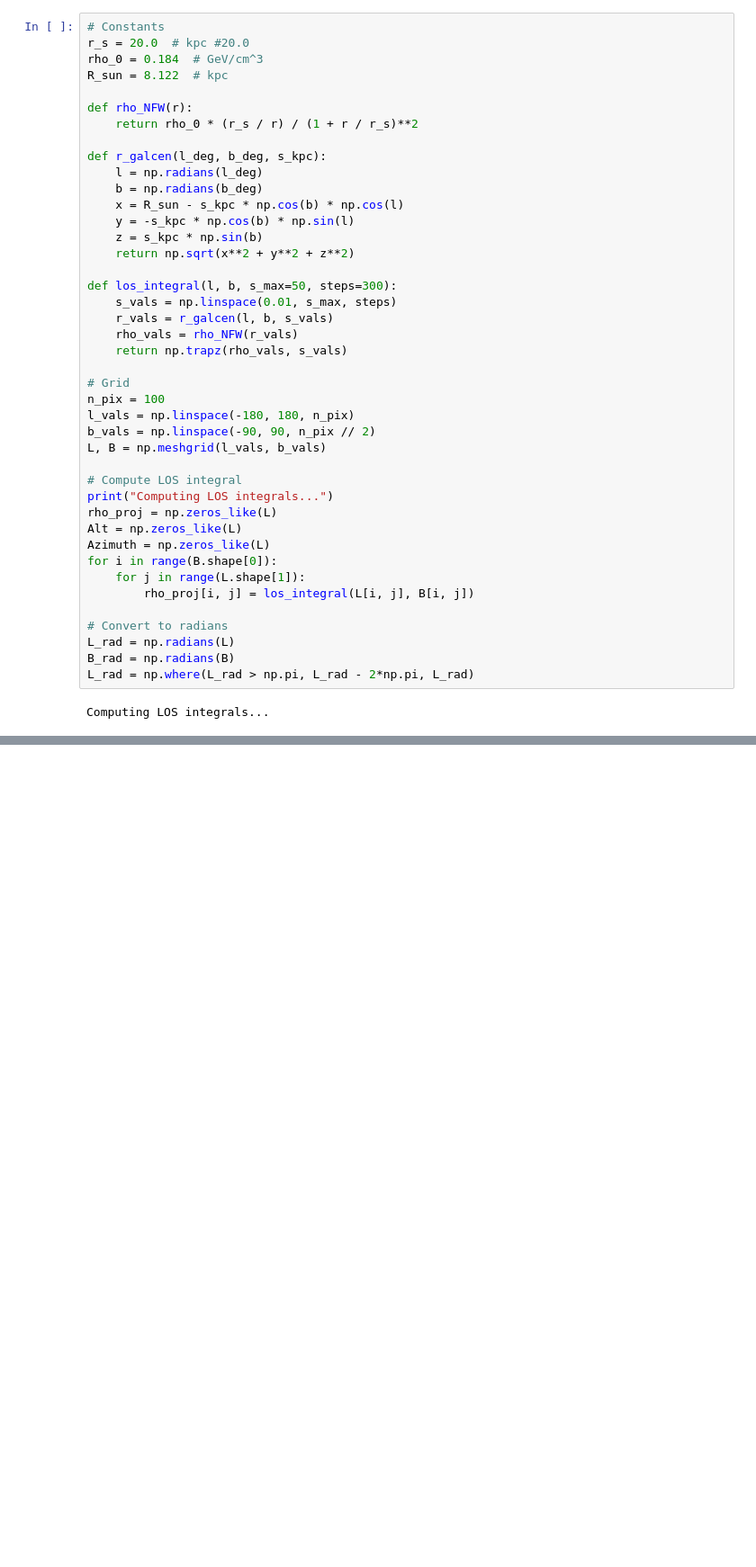
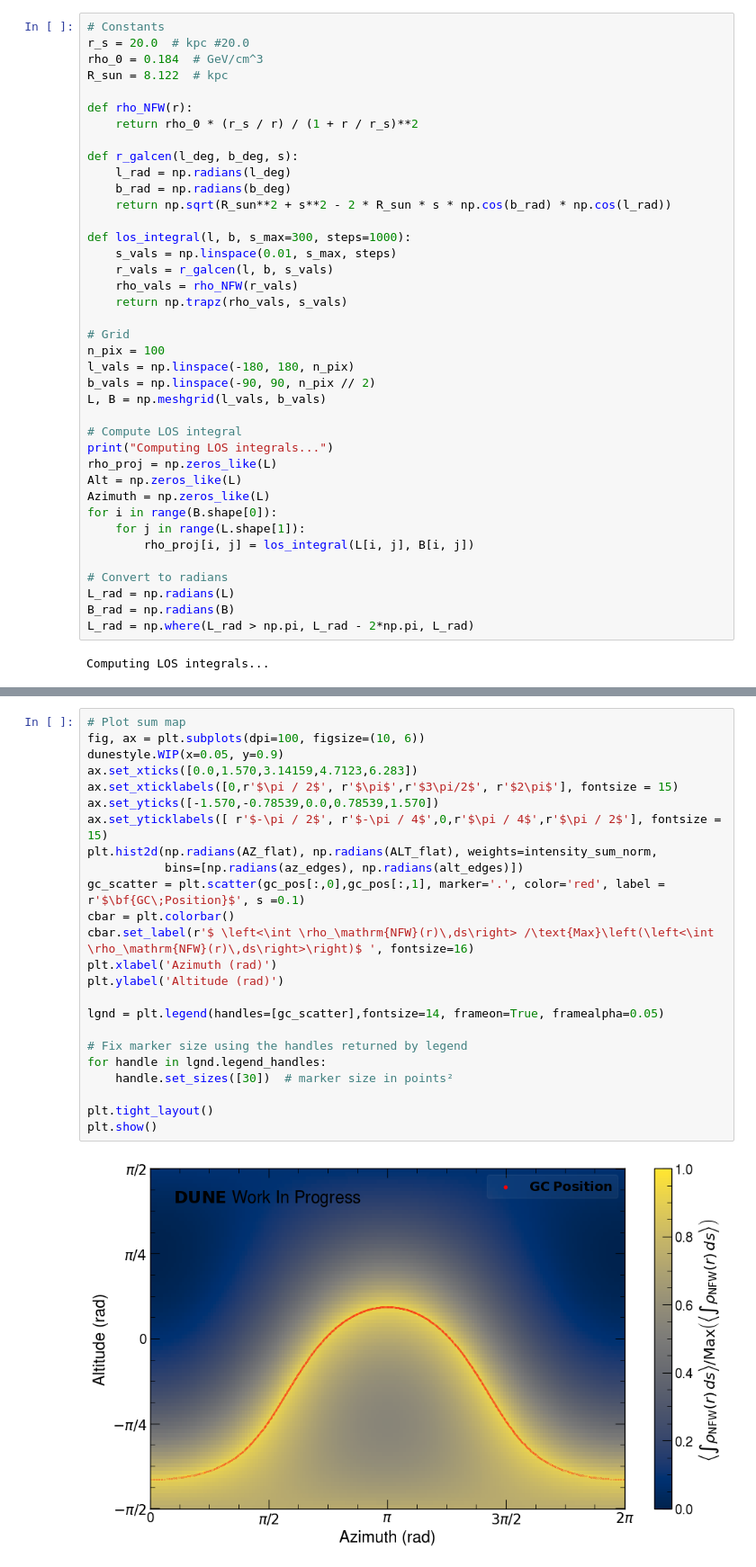
Before and after one commit to lperes-ufrj/AxionAnalysis, a Jupyter notebook: GalaxyCenterSim/GCDirection_Study.ipynb, the cells around one changed output, grey strips where cells are left out. Shown at 90% size. Cells and saved outputs as stored; diff of their text form; blank space fills up the shorter version.

```diff
--- a/GalaxyCenterSim/GCDirection_Study.ipynb
+++ b/GalaxyCenterSim/GCDirection_Study.ipynb
@@ -17,15 +18,12 @@ R_sun = 8.122  # kpc
 def rho_NFW(r):
     return rho_0 * (r_s / r) / (1 + r / r_s)**2
 
-def r_galcen(l_deg, b_deg, s_kpc):
-    l = np.radians(l_deg)
-    b = np.radians(b_deg)
-    x = R_sun - s_kpc * np.cos(b) * np.cos(l)
-    y = -s_kpc * np.cos(b) * np.sin(l)
-    z = s_kpc * np.sin(b)
-    return np.sqrt(x**2 + y**2 + z**2)
+def r_galcen(l_deg, b_deg, s):
+    l_rad = np.radians(l_deg)
+    b_rad = np.radians(b_deg)
+    return np.sqrt(R_sun**2 + s**2 - 2 * R_sun * s * np.cos(b_rad) * np.cos(l_rad))
 
-def los_integral(l, b, s_max=50, steps=300):
+def los_integral(l, b, s_max=300, steps=1000):
     s_vals = np.linspace(0.01, s_max, steps)
     r_vals = r_galcen(l, b, s_vals)
     rho_vals = rho_NFW(r_vals)
@@ -74,0 +136,26 @@ plt.show()
+# %%
+# Plot sum map
+fig, ax = plt.subplots(dpi=100, figsize=(10, 6))
+dunestyle.WIP(x=0.05, y=0.9)
+ax.set_xticks([0.0,1.570,3.14159,4.7123,6.283])
+ax.set_xticklabels([0,r'$\pi / 2$', r'$\pi$',r'$3\pi/2$', r'$2\pi$'], fontsize = 15)
+ax.set_yticks([-1.570,-0.78539,0.0,0.78539,1.570])
+ax.set_yticklabels([ r'$-\pi / 2$', r'$-\pi / 4$',0,r'$\pi / 4$',r'$\pi / 2$'], fontsize = 15)
+plt.hist2d(np.radians(AZ_flat), np.radians(ALT_flat), weights=intensity_sum_norm,
+           bins=[np.radians(az_edges), np.radians(alt_edges)])
+gc_scatter = plt.scatter(gc_pos[:,0],gc_pos[:,1], marker='.', color='red', label = r'$\bf{GC\;Position}$', s =0.1)
+cbar = plt.colorbar()
+cbar.set_label(r'$ \left<\int \rho_\mathrm{NFW}(r)\,ds\right> /\text{Max}\left(\left<\int \rho_\mathrm{NFW}(r)\,ds\right>\right)$ ', fontsize=16)
+plt.xlabel('Azimuth (rad)')
+plt.ylabel('Altitude (rad)')
+
+lgnd = plt.legend(handles=[gc_scatter],fontsize=14, frameon=True, framealpha=0.05)
+
+# Fix marker size using the handles returned by legend
+for handle in lgnd.legend_handles:
+    handle.set_sizes([30])  # marker size in points²
+
+plt.tight_layout()
+plt.show()
+# %% [output]
+[figure, added]
```
Also changed, not shown: parts of 11 cells of this notebook, 4 other files.
